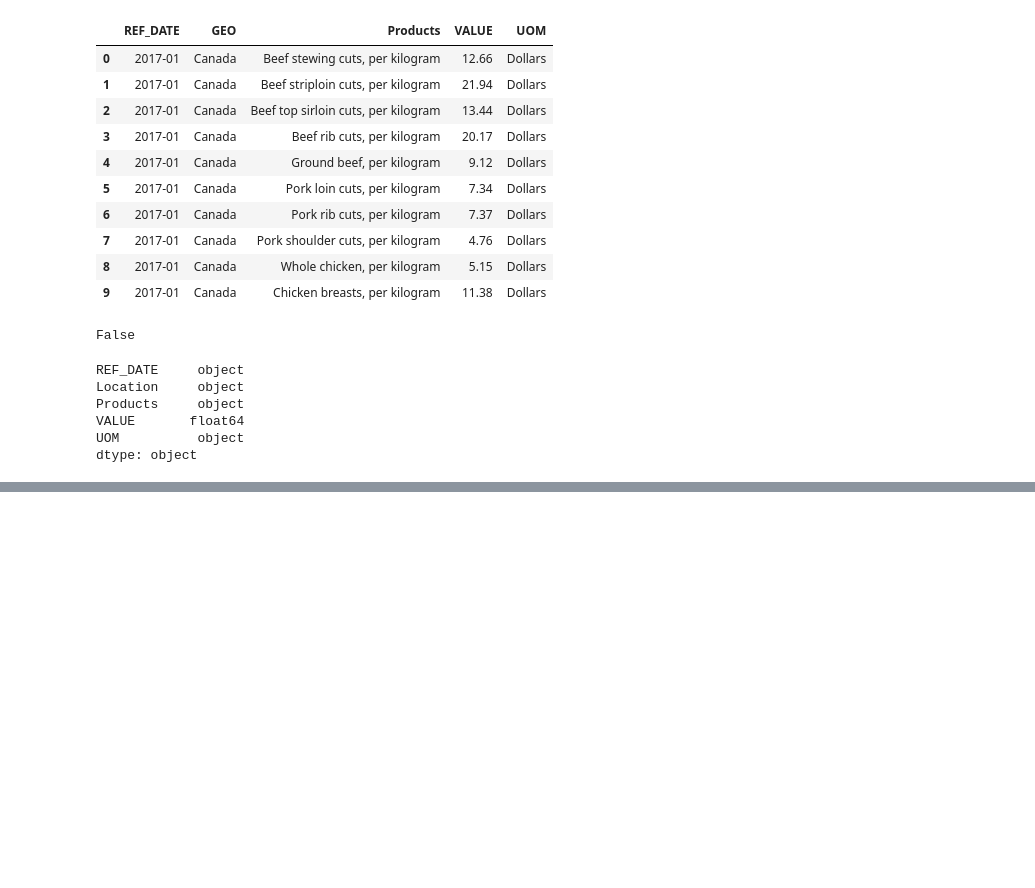
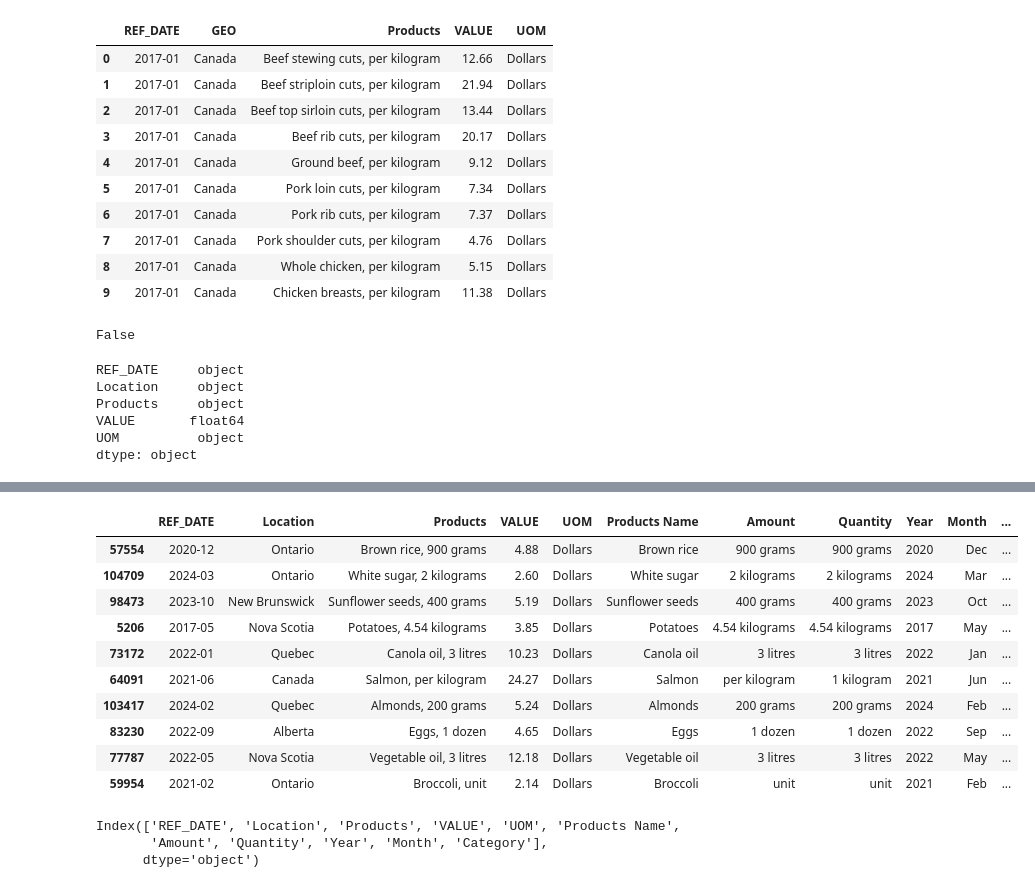
Before and after one commit to RimpleDabas/Inflation-Analysis, a Jupyter notebook: ET.ipynb, the cells around one changed output, grey strips where cells are left out. Saved outputs shown, nothing was run; the diff lists cells and outputs as text; code cells hidden in the pictures; blank space fills up the shorter version.

```diff
--- a/ET.ipynb
+++ b/ET.ipynb
@@ -120,0 +158,59 @@ df_check
+# %%
+# define conditions
+conditions =[
+df['Products Name'].isin(['Beef stewing cuts' ,'Beef striploin cuts' ,'Beef top sirloin cuts',
+ 'Beef rib cuts', 'Ground beef' ,'Pork loin cuts', 'Pork rib cuts',
+ 'Pork shoulder cuts' ,'Whole chicken', 'Chicken breasts', 'Chicken thigh',
+ 'Chicken drumsticks', 'Bacon' ,'Wieners', 'Salmon' ,'Shrimp' ,'Canned salmon',
+ 'Canned tuna' ,'Meatless burgers']) ,
+
+df['Products Name'].isin(['Milk' ,'Soy milk' ,'Nut milk' ,'Cream',
+ 'Butter', 'Margarine', 'Block cheese' ,'Yogurt', 'Eggs']),
+
+df['Products Name'].isin(['Apples' ,'Oranges',
+ 'Bananas' ,'Pears', 'Lemons', 'Limes', 'Grapes' ,'Cantaloupe', 'Strawberries',
+ 'Avocado', 'Potatoes', 'Sweet potatoes', 'Tomatoes', 'Cabbage' ,'Carrots',
+ 'Onions' ,'Celery' ,'Cucumber', 'Mushrooms', 'Iceberg lettuce',
+ 'Romaine lettuce', 'Broccoli', 'Peppers' ,'Squash', 'Salad greens',
+ 'Frozen french fried potatoes', 'Frozen green beans', 'Frozen broccoli',
+ 'Frozen corn' ,'Frozen mixed vegetables', 'Frozen peas' ,'Frozen pizza',
+ 'Frozen spinach', 'Frozen strawberries' ]),
+
+df['Products Name'].isin(['White bread','Flatbread and pita',
+ 'Crackers and crisp breads', 'Cookies and sweet biscuits',
+ 'Dry or fresh pasta', 'Brown rice' ,'White rice' ,'Cereal' ,'Wheat flour',
+ 'White sugar' ,'Apple juice' ,'Orange juice', 'Roasted or ground coffee',
+ 'Tea (20 bags)', 'Ketchup', 'Vegetable oil' ,'Canola oil' ,'Olive oil',
+ 'Peanut butter', 'Mayonnaise','Canned baked beans' ,'Canned tomatoes', 'Canned soup',
+ 'Canned beans and lentils', 'Canned corn' ,'Canned peach', 'Canned pear',
+ 'Dried lentils', 'Dry beans and legumes', 'Tofu', 'Hummus', 'Salsa',
+ 'Pasta sauce', 'Salad dressing', 'Almonds' ,'Peanuts' ,'Sunflower seeds']),
+
+df['Products Name'].isin(['Deodorant', 'Toothpaste', 'Shampoo' ,'Laundry detergent','Baby food' , 'Infant formula'])
+
+]
+
+# define results
+results = ['Meat & Seafood', 'Dairy & Eggs', 'Fruits & Vegetables','Pantry','Home,Beauty & Baby']
+
+df['Category'] = np.select(conditions,results)
+# %%
+df.sample(10)
+# %% [output]
+|  | REF_DATE | Location | Products | VALUE | UOM | Products Name | Amount | Quantity | Year | Month | ... |
+| 57554 | 2020-12 | Ontario | Brown rice, 900 grams | 4.88 | Dollars | Brown rice | 900 grams | 900 grams | 2020 | Dec | ... |
+| 104709 | 2024-03 | Ontario | White sugar, 2 kilograms | 2.60 | Dollars | White sugar | 2 kilograms | 2 kilograms | 2024 | Mar | ... |
+| 98473 | 2023-10 | New Brunswick | Sunflower seeds, 400 grams | 5.19 | Dollars | Sunflower seeds | 400 grams | 400 grams | 2023 | Oct | ... |
+| 5206 | 2017-05 | Nova Scotia | Potatoes, 4.54 kilograms | 3.85 | Dollars | Potatoes | 4.54 kilograms | 4.54 kilograms | 2017 | May | ... |
+| 73172 | 2022-01 | Quebec | Canola oil, 3 litres | 10.23 | Dollars | Canola oil | 3 litres | 3 litres | 2022 | Jan | ... |
+| 64091 | 2021-06 | Canada | Salmon, per kilogram | 24.27 | Dollars | Salmon | per kilogram | 1 kilogram | 2021 | Jun | ... |
+| 103417 | 2024-02 | Quebec | Almonds, 200 grams | 5.24 | Dollars | Almonds | 200 grams | 200 grams | 2024 | Feb | ... |
+| 83230 | 2022-09 | Alberta | Eggs, 1 dozen | 4.65 | Dollars | Eggs | 1 dozen | 1 dozen | 2022 | Sep | ... |
+| 77787 | 2022-05 | Nova Scotia | Vegetable oil, 3 litres | 12.18 | Dollars | Vegetable oil | 3 litres | 3 litres | 2022 | May | ... |
+| 59954 | 2021-02 | Ontario | Broccoli, unit | 2.14 | Dollars | Broccoli | unit | unit | 2021 | Feb | ... |
+# %%
+df.columns
+# %% [output]
+Index(['REF_DATE', 'Location', 'Products', 'VALUE', 'UOM', 'Products Name',
+       'Amount', 'Quantity', 'Year', 'Month', 'Category'],
+      dtype='object')
```
Also changed, not shown: parts of 10 cells of this notebook.
